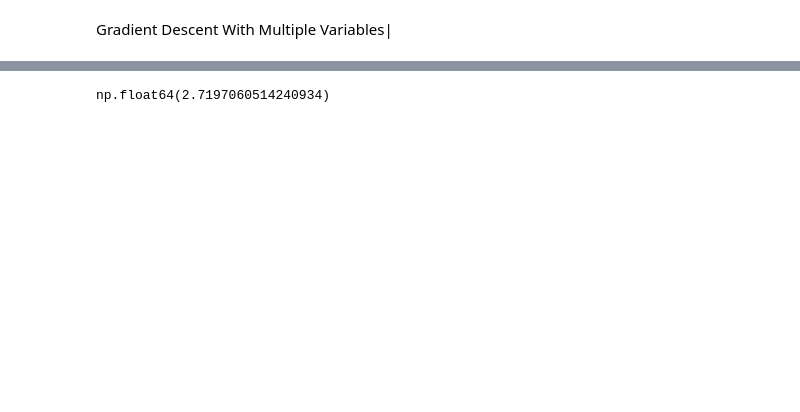
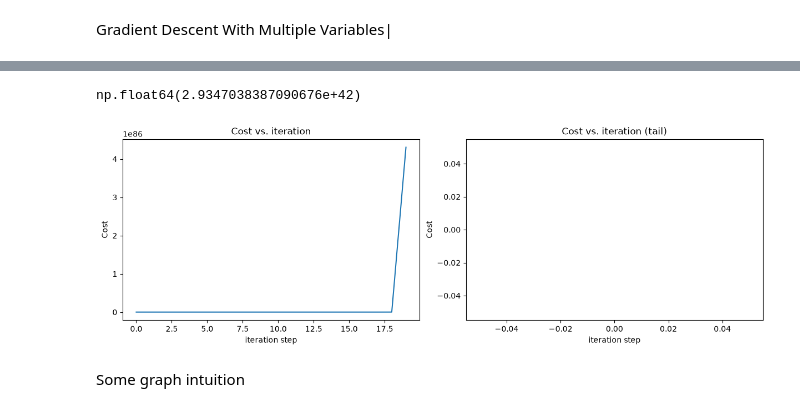
Before and after one commit to AgentSquareOfficial/ml-codes-and-projects, a Jupyter notebook: linear-regression/multiple_linear_regerssion.ipynb, the cells around one changed output, grey strips where cells are left out. Saved outputs shown, nothing was run; the diff lists cells and outputs as text; code cells hidden in the pictures; blank space fills up the shorter version.

Commit message:
Implementation of graphs

```diff
--- a/linear-regression/multiple_linear_regerssion.ipynb
+++ b/linear-regression/multiple_linear_regerssion.ipynb
@@ -9,8 +9,8 @@ import pandas as pd
 data = pd.read_csv("Student_Performance.csv")
 mapping = {'Yes':1, 'No':0}
 data['Extracurricular Activities'] = data['Extracurricular Activities'].map(mapping).astype(int)
-x_train = np.array(data.iloc[:20,:5])
-y_train = np.array(data.iloc[:20, 5])
+x_train = np.array(data.iloc[:100 ,:5])
+y_train = np.array(data.iloc[:100, 5])
 # %%
 b_init = 50.0
 w_init = np.array([ 1 for i in range(5)])
@@ -72,8 +72,14 @@ Gradient Descent With Multiple Variables|
 # %%
 def gradient_descent(x, y, w_in, b_in, cost_function, gradient_function, alpha, iter):
     J_history = []
+    w_1_hist = []
     w = copy.deepcopy(w_in)
     b = b_in
+
+    print("Iteration Cost        w0        w1        w2        w3        w4       b     "
+          "dj_dw0  dj_dw1    dj_dw2    dj_dw3    dj_dw4    dj_db")
+
+    print("-" * 130)
 
     for i in range(iter):
         dj_db, dj_dw = gradient_function(x, y, w, b)
@@ -82,21 +88,29 @@ def gradient_descent(x, y, w_in, b_in, cost_function, gradient_function, alpha,
         b = b - alpha*dj_db
 
         if i<100000:
-            J_history.append(cost_function(x, y, w, b))
+            cost = cost_function(x, y, w, b)
+            J_history.append(cost)
 
         if i% math.ceil(iter / 10) == 0:
-            print(f"Iteration {i:4d}: Cost {J_history[-1]:8.2f} ")
+            print(f"{i:9d} {cost:10.5e} "
+              f"{w[0]:8.1e} {w[1]:8.1e} {w[2]:8.1e} {w[3]:8.1e} {w[4]:8.1e} "
+              f"{b:8.1e} "
+              f"{dj_dw[0]:8.1e} {dj_dw[1]:8.1e} "
+              f"{dj_dw[2]:8.1e} {dj_dw[3]:8.1e} "
+              f"{dj_dw[4]:8.1e} {dj_db:8.1e} "
+            )
+        w_1_hist.append(w[1])
 
-    return w, b, J_history
+    return w, b, J_history,w_1_hist
 # %%
 # initialize parameters
 initial_w = np.zeros_like(w_init)
 initial_b = 0.
 # some gradient descent settings
-iterations = 10000
-alpha = 2.0e-4
+iterations = 10
+alpha = 1.0e-3
 # run gradient descent
-w_final, b_final, J_hist = gradient_descent(x_train, y_train, initial_w, initial_b,
+w_final, b_final, J_hist, w_1_hist = gradient_descent(x_train, y_train, initial_w, initial_b,
                                                     compute_cost, compute_gradient,
                                                     alpha, iterations)
 print(f"b,w found by gradient descent: {b_final:0.2f},{w_final} ")
@@ -128,4 +142,17 @@ for i in range(m):
 
 np.sqrt(np.mean(( p - y_train ) ** 2))
 # %% [output]
-np.float64(2.7197060514240934)
+np.float64(2.9347038387090676e+42)
+# %%
+# plot cost versus iteration
+fig, (ax1, ax2) = plt.subplots(1, 2, constrained_layout=True, figsize=(12, 4))
+ax1.plot(J_hist)
+ax2.plot(100 + np.arange(len(J_hist[100:])), J_hist[100:])
+ax1.set_title("Cost vs. iteration");  ax2.set_title("Cost vs. iteration (tail)")
+ax1.set_ylabel('Cost')             ;  ax2.set_ylabel('Cost')
+ax1.set_xlabel('iteration step')   ;  ax2.set_xlabel('iteration step')
+plt.show()
+# %% [output]
+[figure, added]
+# %% [markdown]
+Some graph intuition
```
Also changed, not shown: parts of 8 cells of this notebook.
